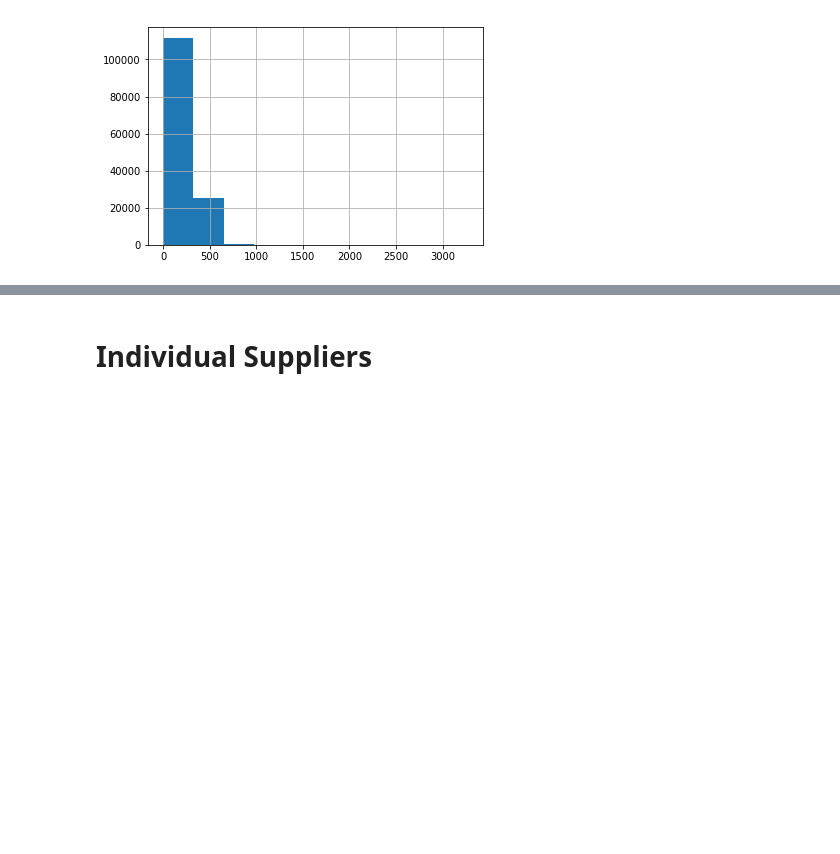
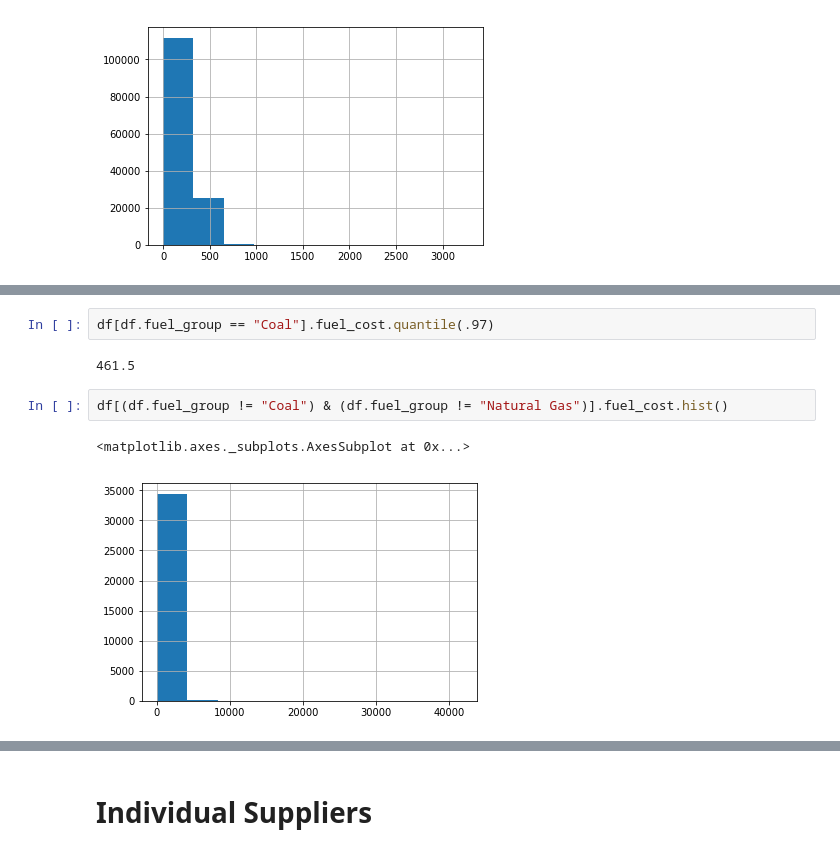
Before and after one commit to ortsed/eia-fuel-costs, a Jupyter notebook: 7-Analysis-and-Viz.ipynb, the cells around one changed output, grey strips where cells are left out. Saved outputs shown, nothing was run; the diff lists cells and outputs as text; blank space fills up the shorter version.

```diff
--- a/7-Analysis-and-Viz.ipynb
+++ b/7-Analysis-and-Viz.ipynb
@@ -82,0 +95,9 @@ df[df.fuel_group == "Coal"].fuel_cost.hist()
+# %%
+df[df.fuel_group == "Coal"].fuel_cost.quantile(.97)
+# %% [output]
+461.5
+# %%
+df[(df.fuel_group != "Coal") & (df.fuel_group != "Natural Gas")].fuel_cost.hist()
+# %% [output]
+<matplotlib.axes._subplots.AxesSubplot at 0x...>
+[figure, added]
```
Also changed, not shown: parts of 5 cells of this notebook, 4 other files.
